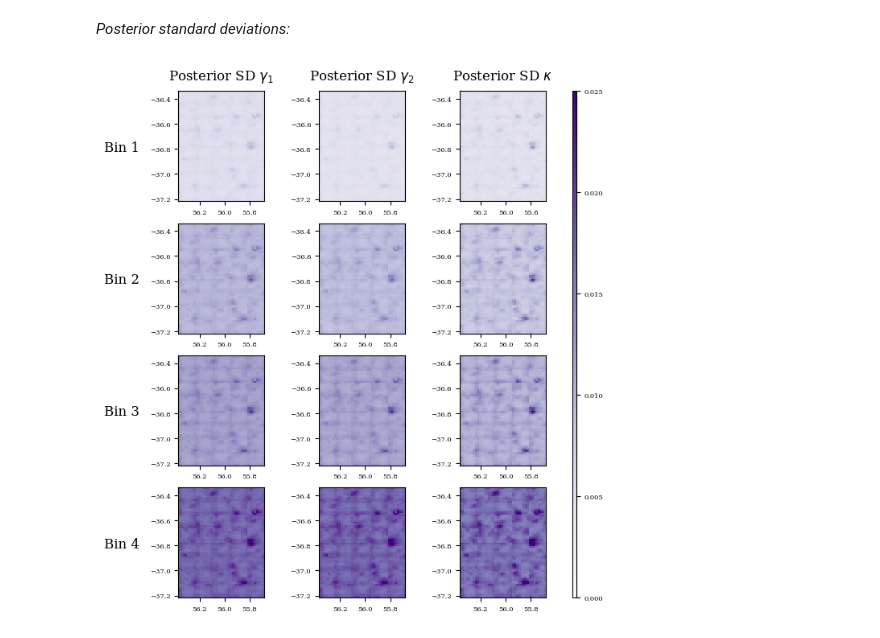
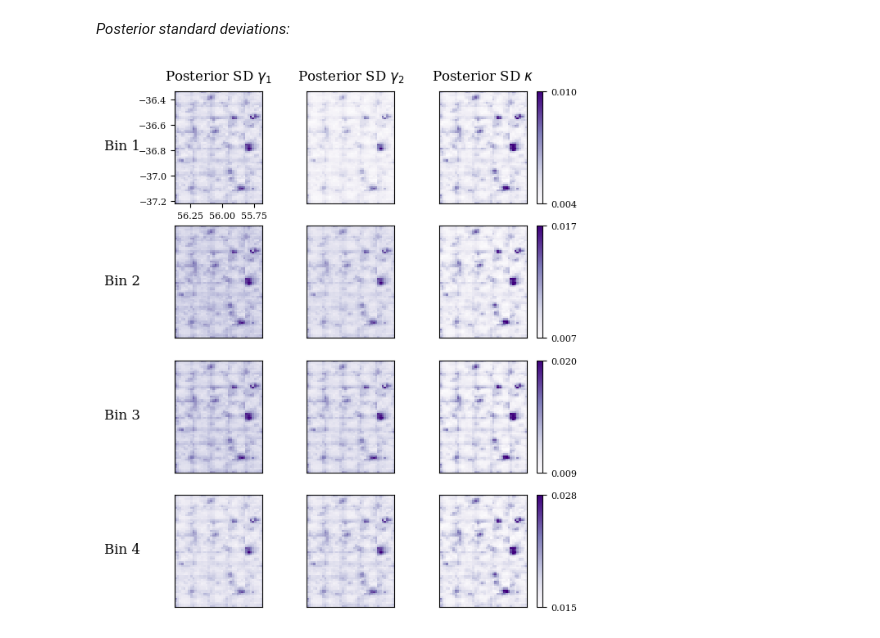
Before and after one commit to prob-ml/blissWL, a Jupyter notebook: images_to_maps/dc2/results/posteriormeanmaps.ipynb, the cells around one changed output. Saved outputs shown, nothing was run; the diff lists cells and outputs as text; code cells hidden in the pictures.

Commit message:
Update map colorbars

```diff
--- a/images_to_maps/dc2/results/posteriormeanmaps.ipynb
+++ b/images_to_maps/dc2/results/posteriormeanmaps.ipynb
@@ -826,65 +899,85 @@ fig.savefig(
 # %%
 fig, ax = plt.subplots(4, 3, figsize=(5.5, 7))
 fontsize = 12
-ticklabelsize = 6
-vmin = 0.0
-vmax = 0.025
+ticklabelsize = 8
 cmap = "Purples"
 
+row_handles = []
+row_ranges = []
+
 for b in range(4):
+    row_stack = torch.stack(
+        [
+            shear1_std_sorted[..., b],
+            shear2_std_sorted[..., b],
+            convergence_std_sorted[..., b],
+        ]
+    )
+    row_min = row_stack.quantile(0.001).item()
+    row_max = row_stack.quantile(0.999).item()
+    row_ranges.append((row_min, row_max))
+
     # Shear 1 std
     _ = ax[b, 0].imshow(
         shear1_std_sorted[..., b].cpu(),
         extent=extent,
         origin="lower",
         interpolation=interpolation,
-        vmin=vmin,
-        vmax=vmax,
+        vmin=row_min,
+        vmax=row_max,
         cmap=cmap,
     )
 
     # Shear 2 std
     _ = ax[b, 1].imshow(
         shear2_std_sorted[..., b].cpu(),
         extent=extent,
         origin="lower",
         interpolation=interpolation,
-        vmin=vmin,
-        vmax=vmax,
+        vmin=row_min,
+        vmax=row_max,
         cmap=cmap,
     )
 
     # Convergence std
     tmp = ax[b, 2].imshow(
         convergence_std_sorted[..., b].cpu(),
         extent=extent,
         origin="lower",
         interpolation=interpolation,
-        vmin=vmin,
-        vmax=vmax,
+        vmin=row_min,
+        vmax=row_max,
         cmap=cmap,
     )
+    row_handles.append(tmp)
 
 _ = ax[0, 0].set_title(r"Posterior SD $\gamma_1$", fontsize=fontsize, pad=10)
 _ = ax[0, 1].set_title(r"Posterior SD $\gamma_2$", fontsize=fontsize, pad=10)
 _ = ax[0, 2].set_title(r"Posterior SD $\kappa$", fontsize=fontsize, pad=10)
-_ = ax[0, 0].set_ylabel("Bin 1", fontsize=fontsize, rotation=0, labelpad=25, y=0.425)
-_ = ax[1, 0].set_ylabel("Bin 2", fontsize=fontsize, rotation=0, labelpad=25, y=0.425)
-_ = ax[2, 0].set_ylabel("Bin 3", fontsize=fontsize, rotation=0, labelpad=25, y=0.425)
-_ = ax[3, 0].set_ylabel("Bin 4", fontsize=fontsize, rotation=0, labelpad=25, y=0.425)
 
-fig.subplots_adjust(right=0.95)
-cbar_ax = fig.add_axes([0.975, 0.05, 0.01, 0.9])
-cbar_ax.tick_params(labelsize=ticklabelsize)
-fig.colorbar(tmp, cax=cbar_ax)
+for b in range(4):
+    ax[b, 0].set_ylabel(f"Bin {b + 1}", fontsize=fontsize, rotation=0)
+    ax[b, 0].yaxis.set_label_coords(-0.6, 0.45)
 
-fig.subplots_adjust(left=0.05, right=0.95, top=0.95, bottom=0.05)
+for i, a in enumerate(ax.flat):
+    if i == 0:
+        a.tick_params(axis="both", which="major", labelsize=ticklabelsize)
+    else:
+        a.tick_params(left=False, bottom=False, labelleft=False, labelbottom=False)
 
-for a in ax.flat:
-    a.tick_params(axis="both", which="major", labelsize=ticklabelsize)
+fig.subplots_adjust(left=0.05, right=0.88, top=0.95, bottom=0.05)
+
+for b in range(4):
+    pos = ax[b, -1].get_position()
+    cbar_ax = fig.add_axes([pos.x1 + 0.023, pos.y0, 0.013, pos.height])
+    cbar = fig.colorbar(row_handles[b], cax=cbar_ax)
+    row_min, row_max = row_ranges[b]
+    cbar.set_ticks([row_min, row_max])
+    cbar.ax.set_yticklabels([f"{row_min:.3f}", f"{row_max:.3f}"])
+    cbar_ax.tick_params(labelsize=ticklabelsize)
 
 fig.savefig(
     "figures/posteriorstdevmaps.png", dpi=600, transparent=True, bbox_inches="tight", pad_inches=0
 )
 # %% [output]
-[figure, old version]
+[figure, new version]
```
Also changed, not shown: parts of 2 cells of this notebook.
